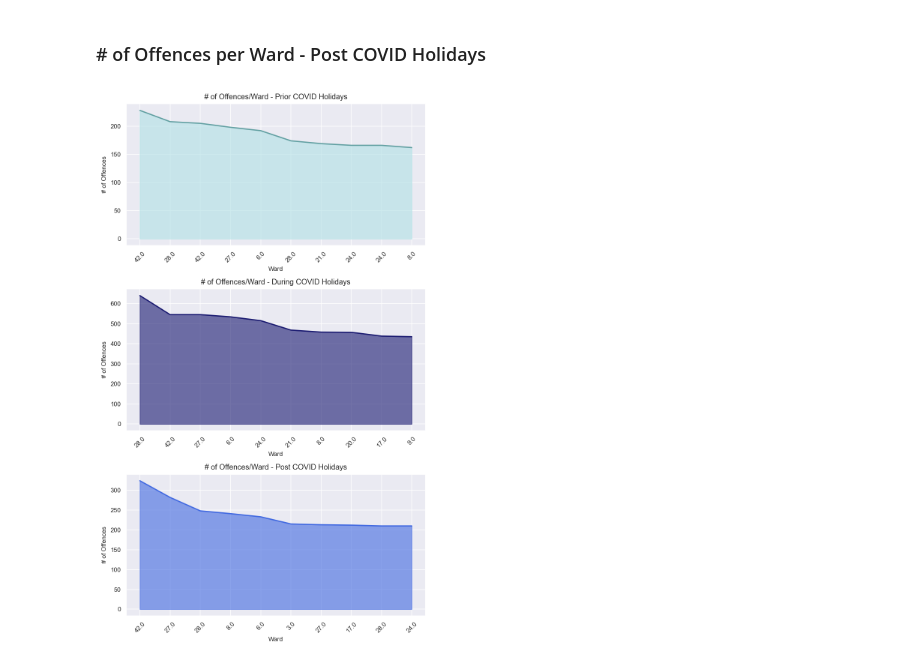
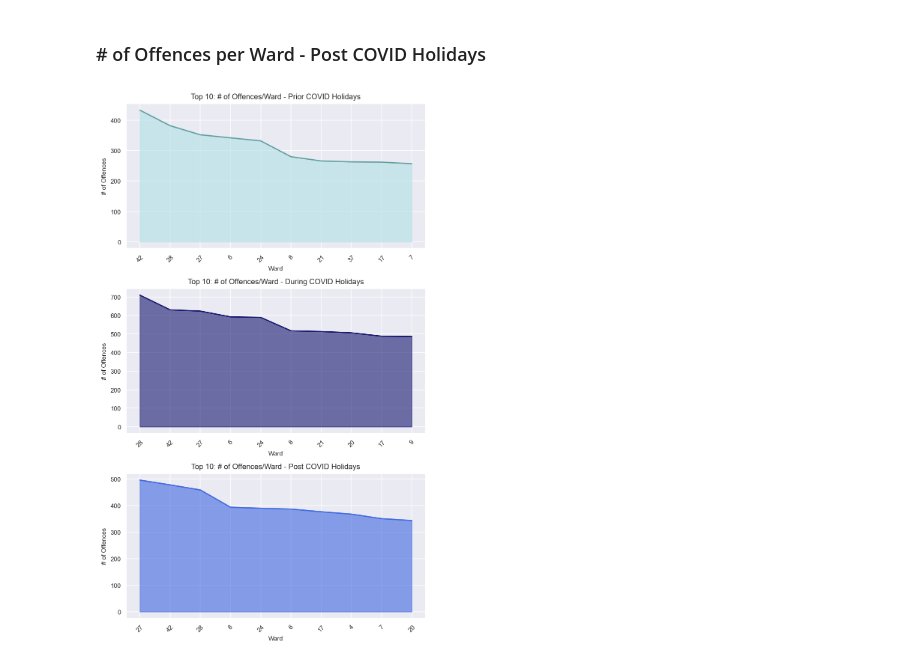
Before and after one commit to Kokolipa/crime_analysis, a Jupyter notebook: holiday_seasons/Analysis_Question3.ipynb, the cells around one changed output. Cells and saved outputs as stored; diff of their text form; code cells hidden in the pictures.

Commit message:
Adding visuals - Analysis

```diff
--- a/holiday_seasons/Analysis_Question3.ipynb
+++ b/holiday_seasons/Analysis_Question3.ipynb
@@ -80,7 +80,9 @@ crime_df['Updated On'] = pd.to_datetime(
 )
 # %%
 # Transforming the Ward to & Police destricts to Category
-crime_df = crime_df.astype({'Ward': 'category', 'Police District': 'category'})
+crime_df = crime_df.astype({'Police District': 'category'})
+# %%
+crime_df['Ward'] = pd.to_numeric(crime_df['Ward'], errors='coerce').astype('Int8')
 # %%
 crime_df.info()
 # %% [output]
@@ -304,34 +329,34 @@ fig, axes = plt.subplots(3, 1, figsize=(6, 10))
 # Figure for Prior COVID Holidays
 axes[0].fill_between(wards, 0, prior_count, color='powderblue', alpha=0.6)
 axes[0].plot(wards, prior_count, color='cadetblue', linewidth=1.5)
 axes[0].set_xticks(wards)
 axes[0].set_xticklabels(prior.index, rotation=45)
 axes[0].set_xlabel('Ward')
 axes[0].set_ylabel('# of Offences')
-axes[0].set_title('# of Offences/Ward - Prior COVID Holidays')
+axes[0].set_title('Top 10: # of Offences/Ward - Prior COVID Holidays')
 
 # Figure for During COVID Holidays
 axes[1].fill_between(wards, 0, during_count, color='midnightblue',alpha=0.6)
 axes[1].plot(wards, during_count, color='midnightblue', linewidth=1.5)
 axes[1].set_xticks(wards)
 axes[1].set_xticklabels(during.index, rotation=45)
 axes[1].set_xlabel('Ward')
 axes[1].set_ylabel('# of Offences')
-axes[1].set_title('# of Offences/Ward - During COVID Holidays')
+axes[1].set_title('Top 10: # of Offences/Ward - During COVID Holidays')
 
 # Figure for Post COVID Holidays
 axes[2].fill_between(wards, 0, post_count,color='royalblue',alpha=0.6)
 axes[2].plot(wards, post_count, color='royalblue', linewidth=1.5)
 axes[2].set_xticks(wards)
 axes[2].set_xticklabels(post.index, rotation=45)
 axes[2].set_xlabel('Ward')
 axes[2].set_ylabel('# of Offences')
-axes[2].set_title('# of Offences/Ward - Post COVID Holidays')
+axes[2].set_title('Top 10: # of Offences/Ward - Post COVID Holidays')
 
 # Adjust spacing between subplots
 plt.tight_layout()
 
 # Display the plot
 plt.show()
 # %% [output]
-[figure, old version]
+[figure, new version]
```
Also changed, not shown: parts of 9 cells of this notebook.
